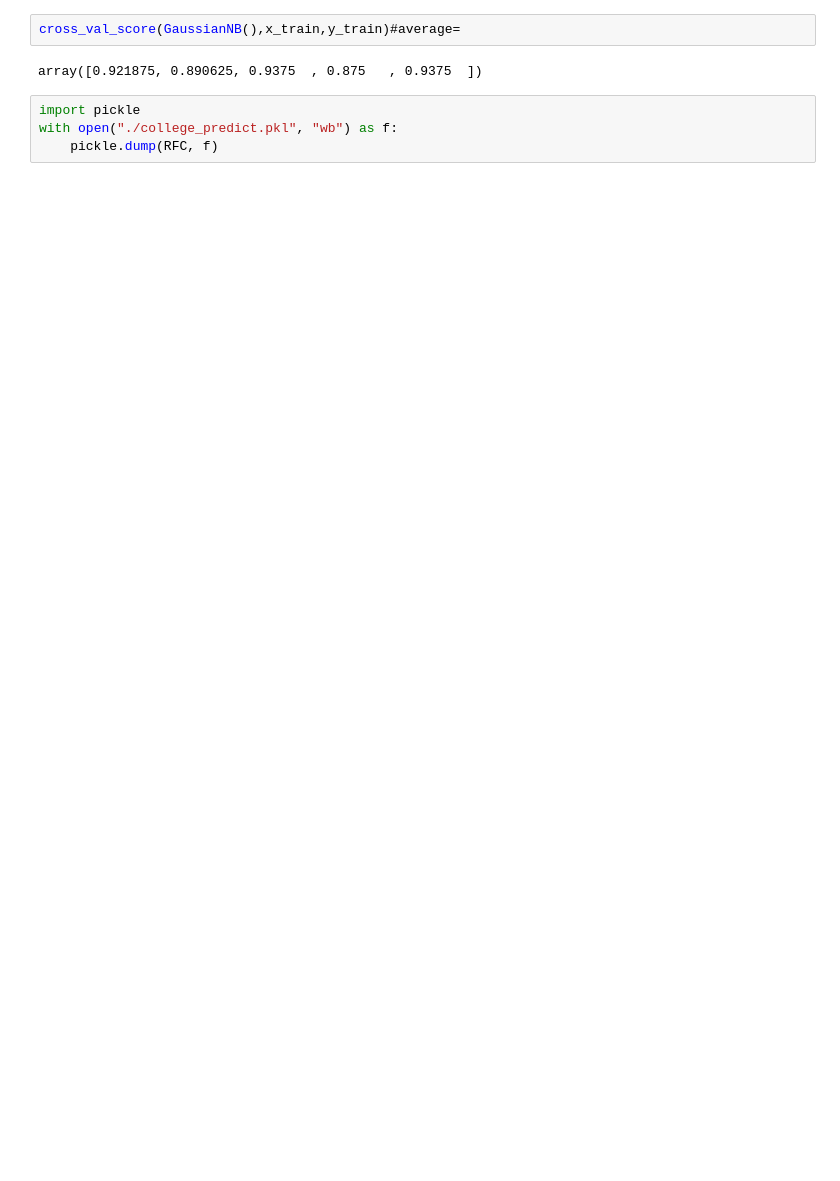
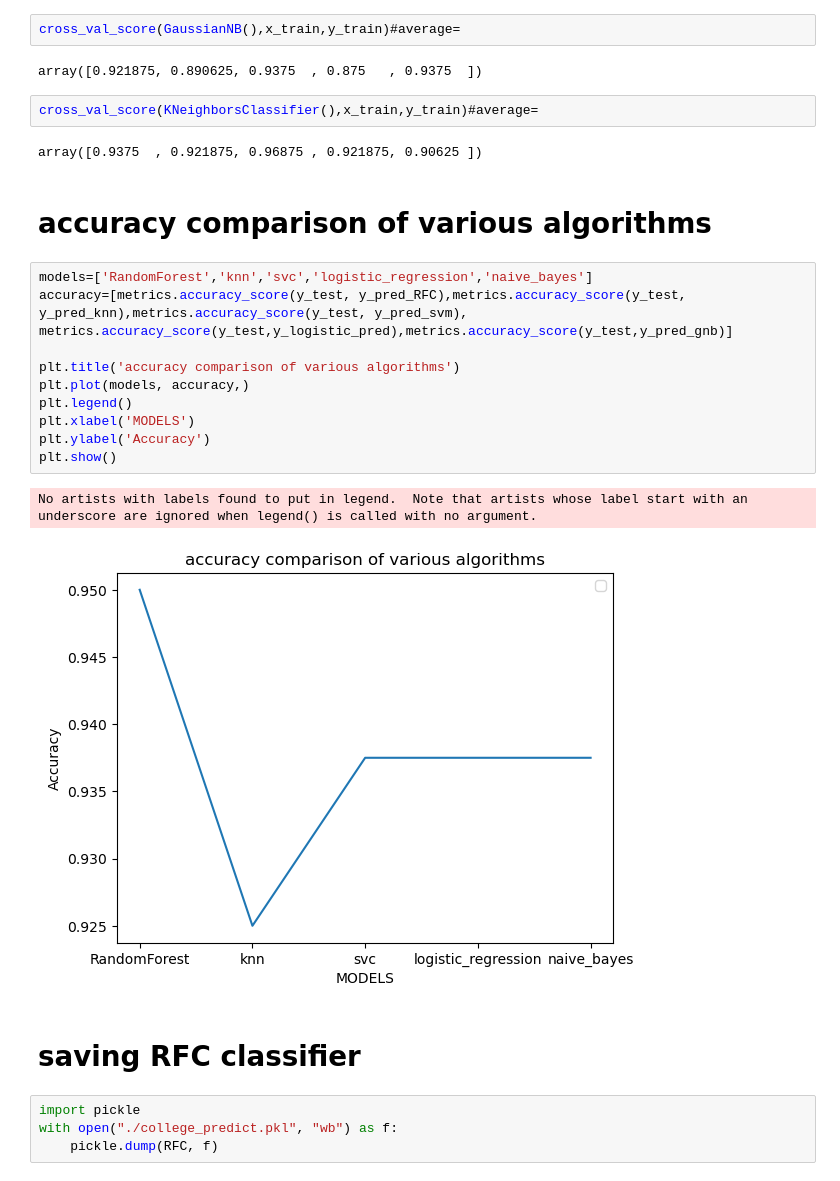
Before and after one commit to Dheeraj10869/Graduate-admission, a Jupyter notebook: Graduate Admission Prediction.ipynb, the cells around one changed output. Cells and saved outputs as stored; diff of their text form; blank space fills up the shorter version.

```diff
--- a/Graduate Admission Prediction.ipynb
+++ b/Graduate Admission Prediction.ipynb
@@ -395,6 +457,27 @@ array([0.921875, 0.921875, 1.      , 0.9375  , 0.96875 ])
 cross_val_score(GaussianNB(),x_train,y_train)#average=
 # %% [output]
 array([0.921875, 0.890625, 0.9375  , 0.875   , 0.9375  ])
+# %%
+cross_val_score(KNeighborsClassifier(),x_train,y_train)#average=
+# %% [output]
+array([0.9375  , 0.921875, 0.96875 , 0.921875, 0.90625 ])
+# %% [markdown]
+# accuracy comparison of various algorithms
+# %%
+models=['RandomForest','knn','svc','logistic_regression','naive_bayes']
+accuracy=[metrics.accuracy_score(y_test, y_pred_RFC),metrics.accuracy_score(y_test, y_pred_knn),metrics.accuracy_score(y_test, y_pred_svm), metrics.accuracy_score(y_test,y_logistic_pred),metrics.accuracy_score(y_test,y_pred_gnb)]
+
+plt.title('accuracy comparison of various algorithms')
+plt.plot(models, accuracy,)
+plt.legend()
+plt.xlabel('MODELS')
+plt.ylabel('Accuracy')
+plt.show()
+# %% [output]
+No artists with labels found to put in legend.  Note that artists whose label start with an underscore are ignored when legend() is called with no argument.
+[figure, added]
+# %% [markdown]
+# saving RFC classifier
 # %%
 import pickle
 with open("./college_predict.pkl", "wb") as f:
```
Also changed, not shown: parts of 9 cells of this notebook, 1 other file.
